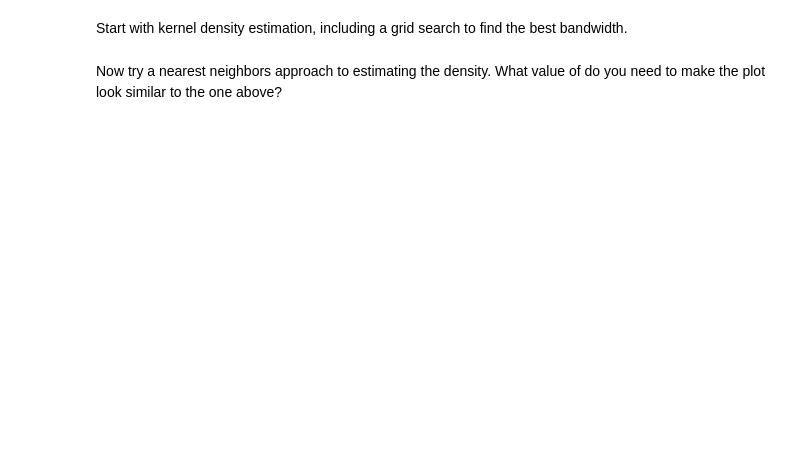
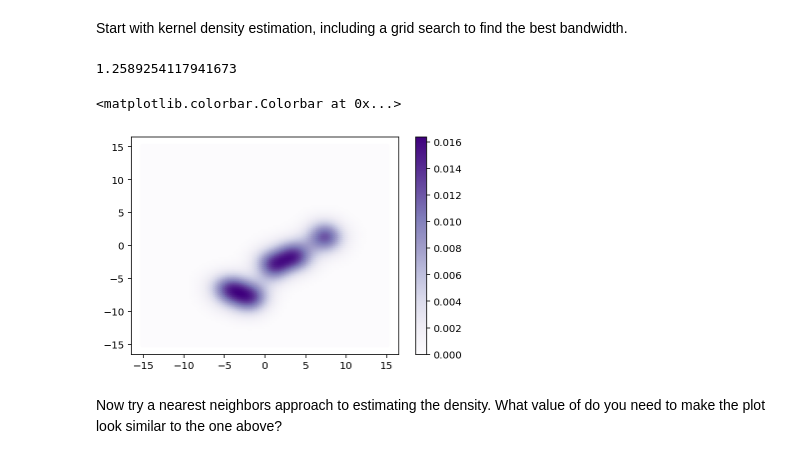
Before and after one commit to SissiChen17/astr3890, a Jupyter notebook: homework_notebooks/homework_12.ipynb, the cells around one changed output. Drawn from its saved outputs; the diff is of its cells as text; code cells hidden in the pictures; blank space fills up the shorter version.

```diff
--- a/homework_notebooks/homework_12.ipynb
+++ b/homework_notebooks/homework_12.ipynb
@@ -43,22 +46,26 @@ plt.scatter(X[:, 0], X[:, 1], s=_____, c=y)
 # %% [markdown]
 Start with kernel density estimation, including a grid search to find the best bandwidth.
 # %%
-bwrange = np.linspace(____,____,____) # Test 30 bandwidths from 0.1 to 1.0 ####
-K = ____ # 5-fold cross validation ####
-grid = GridSearchCV(KernelDensity(), {'bandwidth': ____}, cv=K) ####
+bwrange = np.linspace(0.1, 1.0, 30) # Test 30 bandwidths from 0.1 to 1.0 ####
+K = 5 # 5-fold cross validation ####
+grid = GridSearchCV(KernelDensity(), {'bandwidth': 10**bwrange}, cv=K) ####
 grid.fit(X) #Fit the histogram data that we started the lecture with.
-h_opt = ____.best_params_['bandwidth'] ####
+h_opt = grid.best_params_['bandwidth'] ####
 print(h_opt)
 
 kde = KernelDensity(kernel='gaussian', bandwidth=h_opt)
 kde.fit(X) #fit the model to the data
 
 u = v = np.linspace(-15,15,100)
 Xgrid = np.vstack(map(np.ravel, np.meshgrid(u, v))).T
 dens = np.exp(kde.score_samples(Xgrid)) #evaluate the model on the grid
 
-plt.scatter(____[:,0],____[:,1], c=dens, cmap="Purples", edgecolor="None") ####
+plt.scatter(Xgrid[:,0], Xgrid[:,1], c=dens, cmap="Purples", edgecolor="None") ####
 plt.colorbar()
+# %% [output]
+1.2589254117941673
+<matplotlib.colorbar.Colorbar at 0x...>
+[figure, added]
 # %% [markdown]
 
 Now try a nearest neighbors approach to estimating the density.
```
Also changed, not shown: parts of 6 cells of this notebook, 1 other file.
